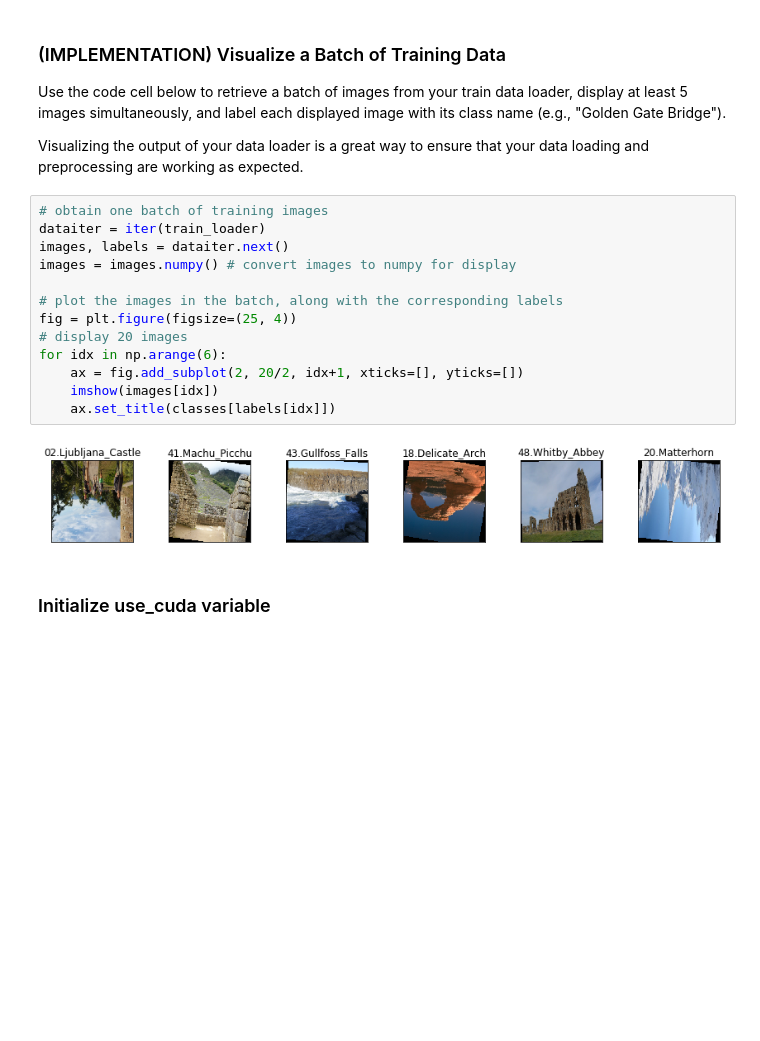
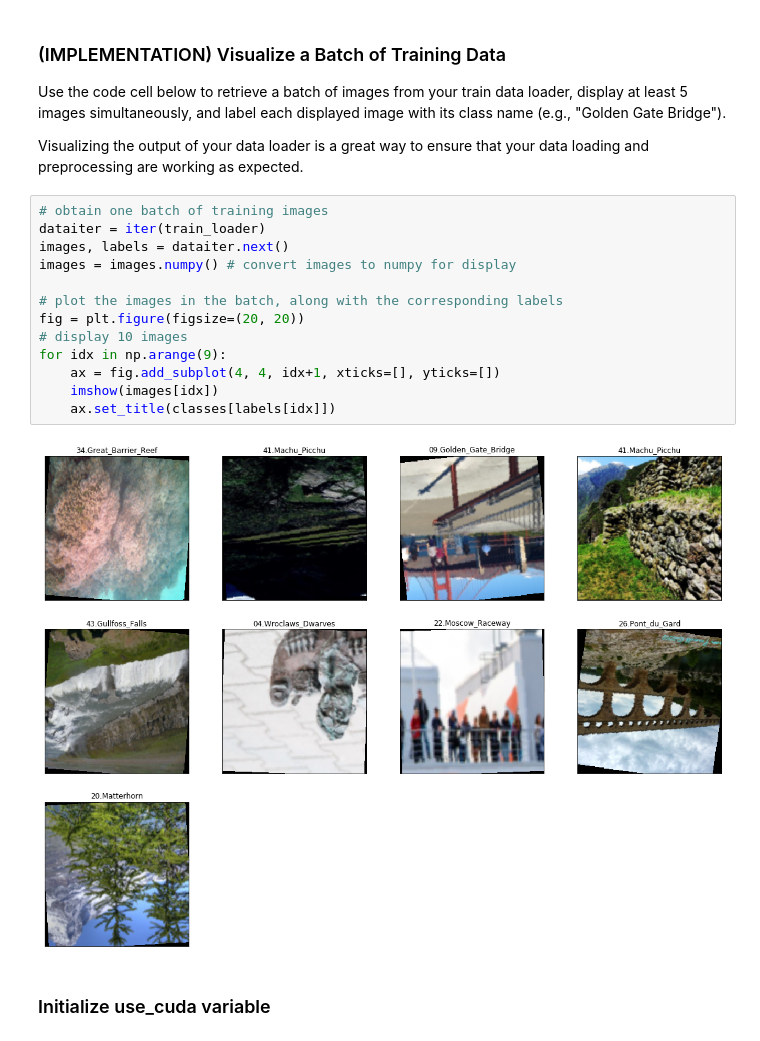
Before and after one commit to nikhilbhide/deep-learning, a Jupyter notebook: landmark.ipynb, the cells around one changed output. Cells and saved outputs as stored; diff of their text form; blank space fills up the shorter version.

```diff
--- a/landmark.ipynb
+++ b/landmark.ipynb
@@ -202,18 +202,18 @@ Visualizing the output of your data loader is a great way to ensure that your da
 # %%
 # obtain one batch of training images
 dataiter = iter(train_loader)
 images, labels = dataiter.next()
 images = images.numpy() # convert images to numpy for display
 
 # plot the images in the batch, along with the corresponding labels
-fig = plt.figure(figsize=(25, 4))
-# display 20 images
-for idx in np.arange(6):
-    ax = fig.add_subplot(2, 20/2, idx+1, xticks=[], yticks=[])
+fig = plt.figure(figsize=(20, 20))
+# display 10 images
+for idx in np.arange(9):
+    ax = fig.add_subplot(4, 4, idx+1, xticks=[], yticks=[])
     imshow(images[idx])
     ax.set_title(classes[labels[idx]])
 # %% [output]
-[figure, old version]
+[figure, new version]
 # %% [markdown]
 ### Initialize use_cuda variable
 # %%
```
Also changed, not shown: parts of 3 cells of this notebook.
